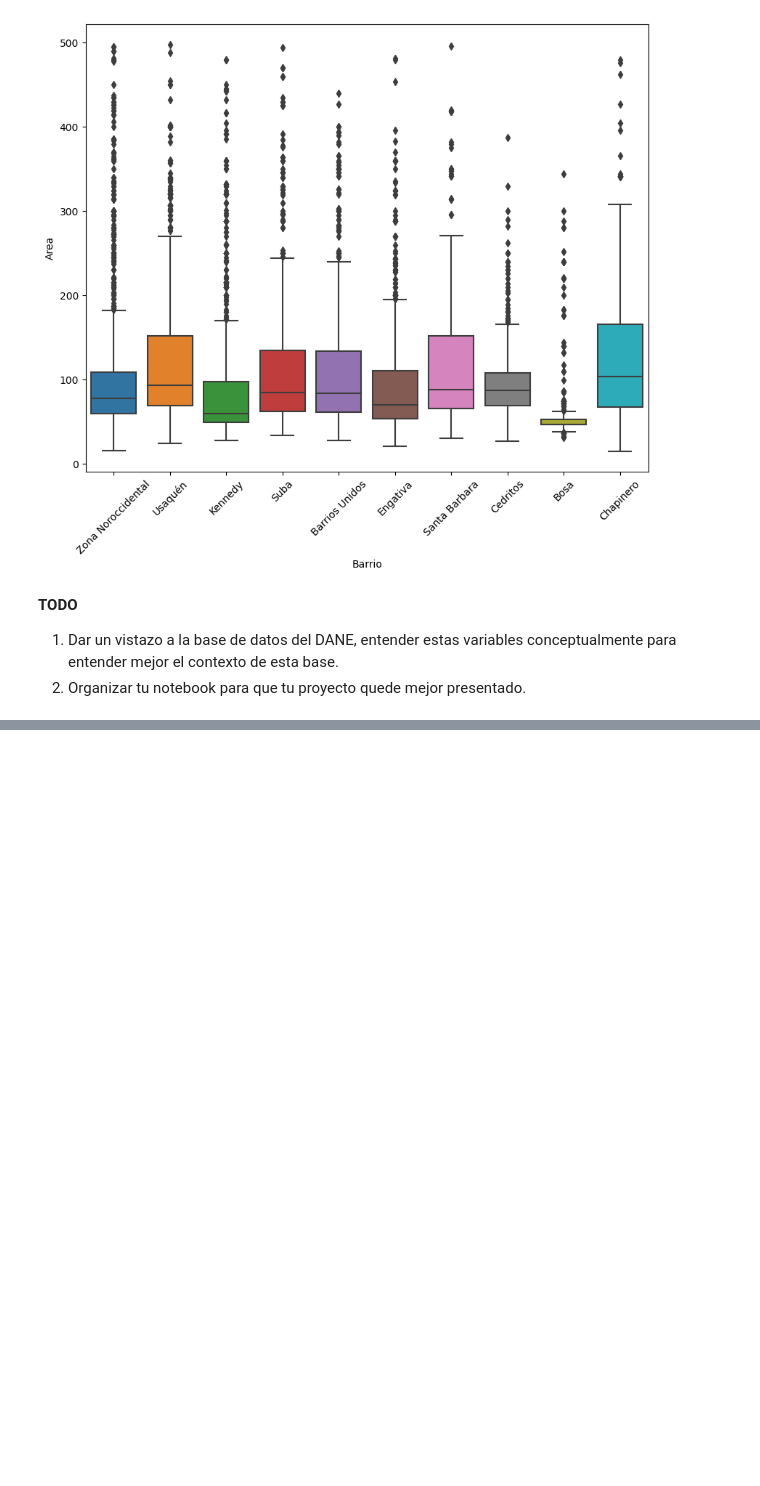
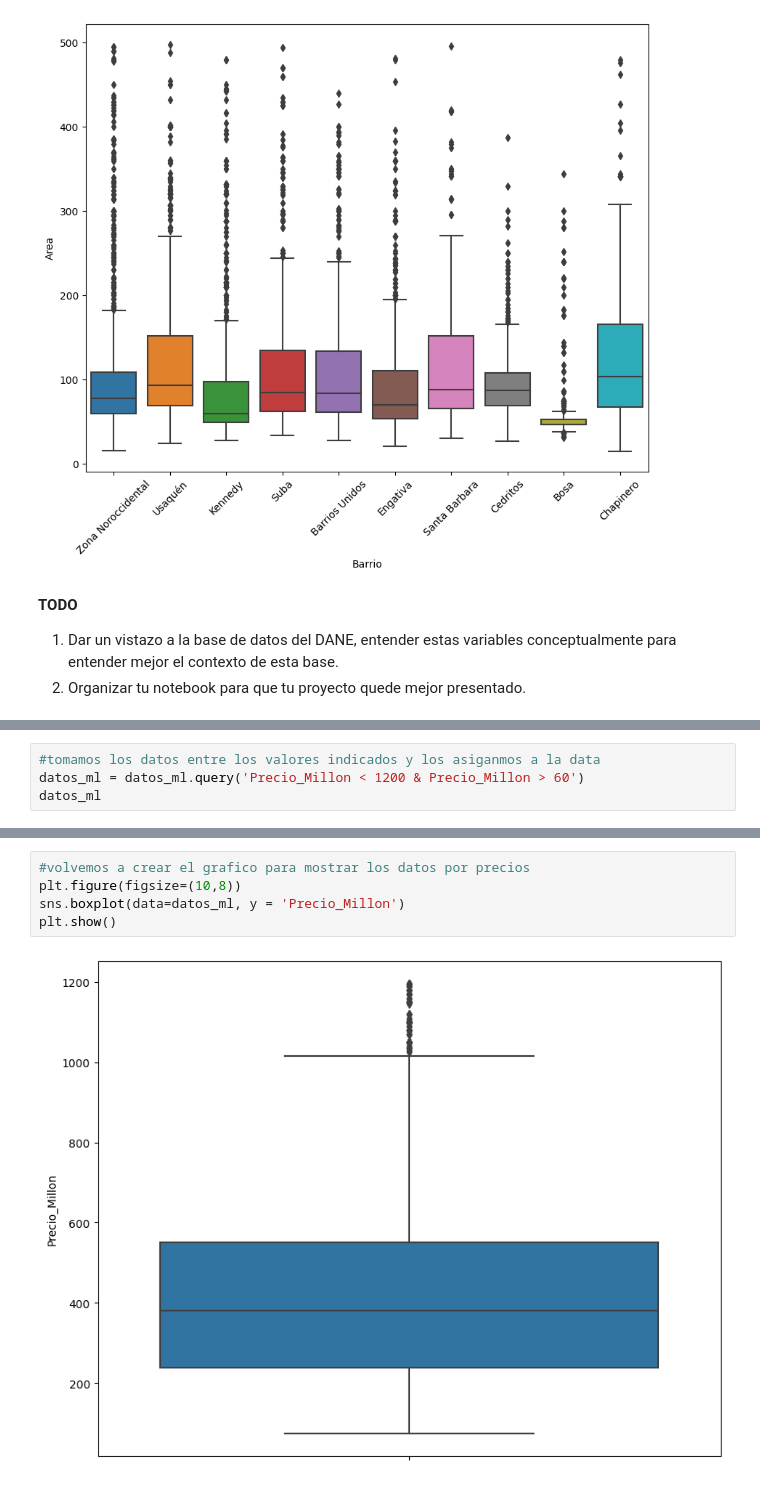
Before and after one commit to Deivid-Ruales/Data_sciense, a Jupyter notebook: Inmersión_Datos_Aula_1.ipynb, the cells around one changed output, grey strips where cells are left out. Cells and saved outputs as stored; diff of their text form; blank space fills up the shorter version.

```diff
--- a/Inmersión_Datos_Aula_1.ipynb
+++ b/Inmersión_Datos_Aula_1.ipynb
@@ -668,0 +903,4 @@ plt.show()
+# %%
+#tomamos los datos entre los valores indicados y los asiganmos a la data
+datos_ml = datos_ml.query('Precio_Millon < 1200 & Precio_Millon > 60')
+datos_ml
@@ -668,0 +921,7 @@ plt.show()
+# %%
+#volvemos a crear el grafico para mostrar los datos por precios
+plt.figure(figsize=(10,8))
+sns.boxplot(data=datos_ml, y = 'Precio_Millon')
+plt.show()
+# %% [output]
+[figure, added]
```
Also changed, not shown: parts of 39 cells of this notebook.
